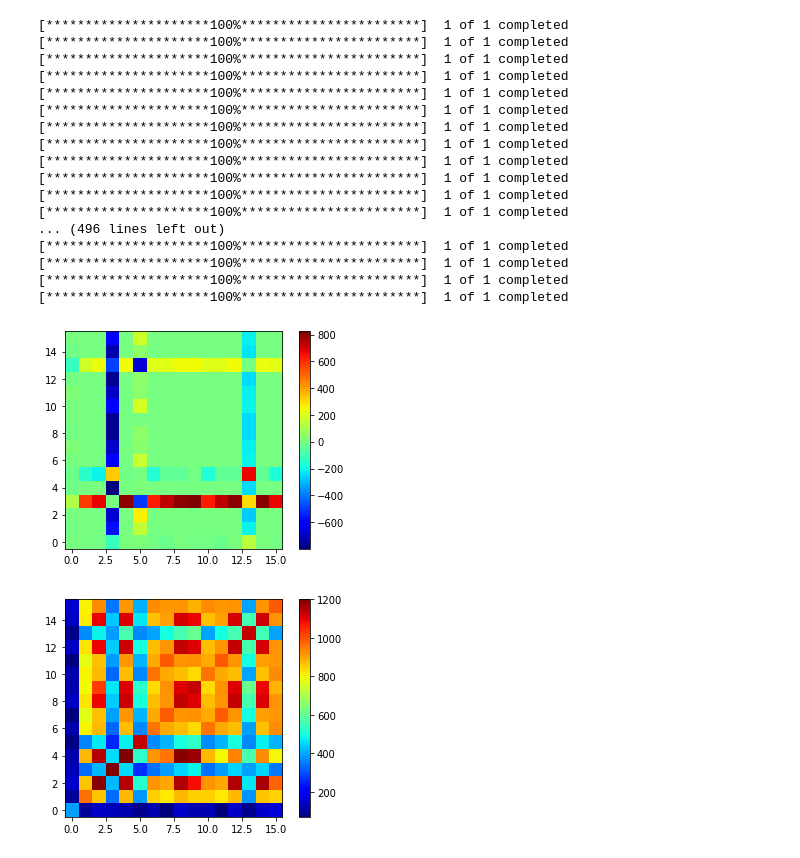
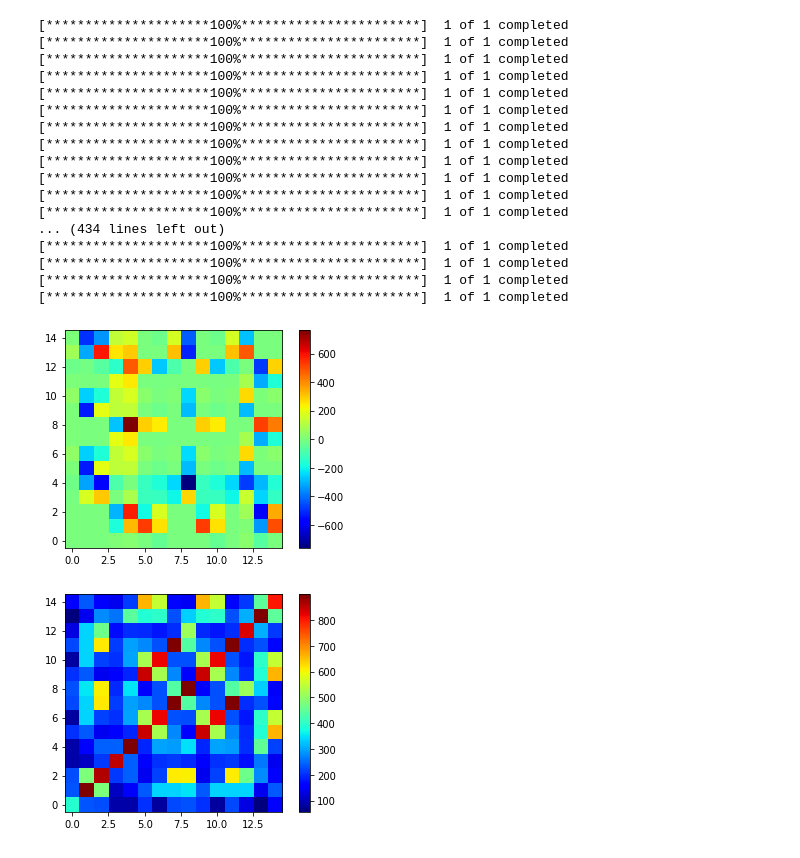
Before and after one commit to andrewting19/QuantCryptoProject, a Jupyter notebook: qqq.ipynb, the cells around one changed output. Drawn from its saved outputs; the diff is of its cells as text; code cells hidden in the pictures.

```diff
--- a/qqq.ipynb
+++ b/qqq.ipynb
@@ -105,38 +105,38 @@ print(ticker_offset("QQQ","ALGO-USD"))
 # %%
-tokens = ["QQQ", "BTC-USD", "ETH-USD", "USDT-USD", "BNB-USD", "USDC-USD", "XRP-USD", "LUNA1-USD", "ADA-USD", "ALGO-USD", "XRP-USD", "LUNA1-USD", "ADA-USD", "HEX-USD", "AVAX-USD", "DOGE-USD"] #
+tokens = ["QQQ", "BTC-USD", "ETH-USD", "USDT-USD", "USDC-USD", "XRP-USD", "LUNA1-USD", "ADA-USD", "ALGO-USD", "XRP-USD", "LUNA1-USD", "ADA-USD", "HEX-USD", "AVAX-USD", "DOGE-USD"] #
 offset_matrix = [[None] * len(tokens) for _ in range(len(tokens))]
 max_corr_matrix = [[None] * len(tokens) for _ in range(len(tokens))]
 
 for idx1, token1 in enumerate(tokens):
     for idx2, token2 in enumerate(tokens):
         offset, max_corr = ticker_offset(token1, token2, silent=True)
         offset_matrix[idx1][idx2] = offset
         max_corr_matrix[idx1][idx2] = max_corr
 
 plt.imshow(offset_matrix, interpolation='none', cmap=plt.cm.jet, origin='lower')
 plt.colorbar()
 plt.show()
 
 plt.imshow(max_corr_matrix, interpolation='none', cmap=plt.cm.jet, origin='lower')
 plt.colorbar()
 plt.show()
 # %% [output]
 [*********************100%***********************]  1 of 1 completed
 [*********************100%***********************]  1 of 1 completed
 [*********************100%***********************]  1 of 1 completed
 [*********************100%***********************]  1 of 1 completed
 [*********************100%***********************]  1 of 1 completed
 [*********************100%***********************]  1 of 1 completed
 [*********************100%***********************]  1 of 1 completed
 [*********************100%***********************]  1 of 1 completed
 [*********************100%***********************]  1 of 1 completed
 [*********************100%***********************]  1 of 1 completed
 [*********************100%***********************]  1 of 1 completed
 [*********************100%***********************]  1 of 1 completed
-... (496 lines left out)
+... (434 lines left out)
 [*********************100%***********************]  1 of 1 completed
 [*********************100%***********************]  1 of 1 completed
 [*********************100%***********************]  1 of 1 completed
 [*********************100%***********************]  1 of 1 completed
-[figure, old version]
+[figure, new version]
-[figure, old version]
+[figure, new version]
```
Also changed, not shown: parts of 7 cells of this notebook, 1 other file.
